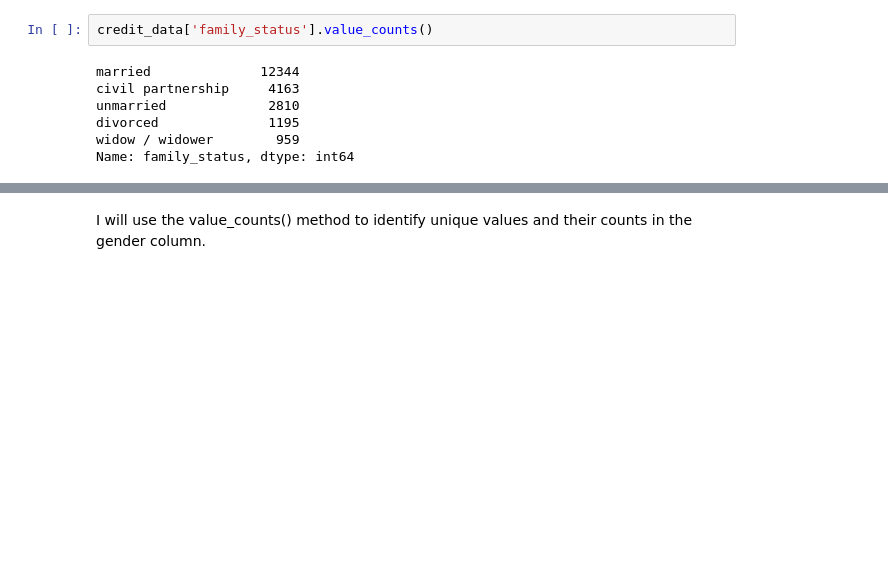
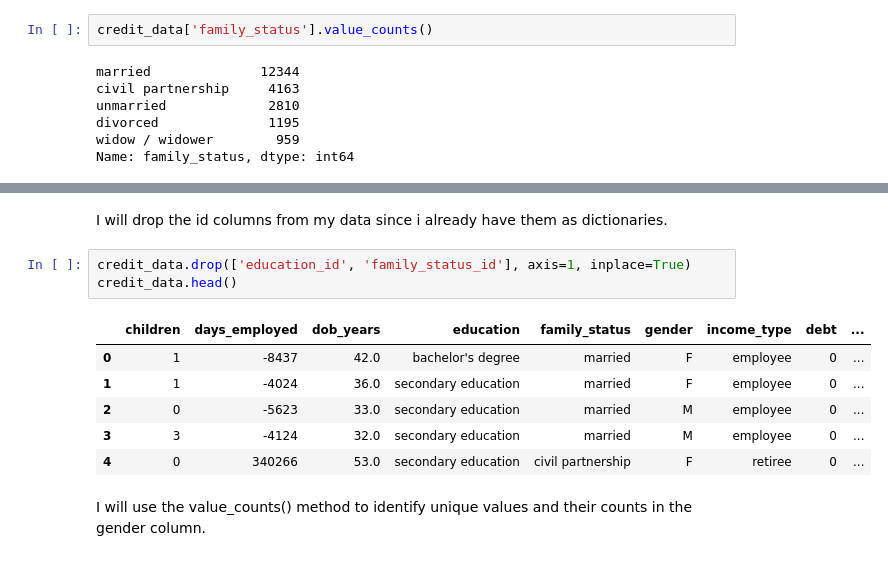
Before and after one commit to Alumasa/data_science_practicum, a Jupyter notebook: Data Preprocessing Project.ipynb, the cells around one changed output, grey strips where cells are left out. Drawn from its saved outputs; the diff is of its cells as text; blank space fills up the shorter version.

Commit message:
Created dictionaries

```diff
--- a/Data Preprocessing Project.ipynb
+++ b/Data Preprocessing Project.ipynb
@@ -212,3 +234,15 @@ Name: family_status, dtype: int64
+# %% [markdown]
+I will drop the id columns from my data since i already have them as dictionaries.
+# %%
+credit_data.drop(['education_id', 'family_status_id'], axis=1, inplace=True)
+credit_data.head()
+# %% [output]
+|  | children | days_employed | dob_years | education | family_status | gender | income_type | debt | ... |
+| 0 | 1 | -8437 | 42.0 | bachelor's degree | married | F | employee | 0 | ... |
+| 1 | 1 | -4024 | 36.0 | secondary education | married | F | employee | 0 | ... |
+| 2 | 0 | -5623 | 33.0 | secondary education | married | M | employee | 0 | ... |
+| 3 | 3 | -4124 | 32.0 | secondary education | married | M | employee | 0 | ... |
+| 4 | 0 | 340266 | 53.0 | secondary education | civil partnership | F | retiree | 0 | ... |
 # %% [markdown]
 I will use the value_counts() method to identify unique values and their counts in the gender column.
 # %%
```
Also changed, not shown: parts of 18 cells of this notebook.
